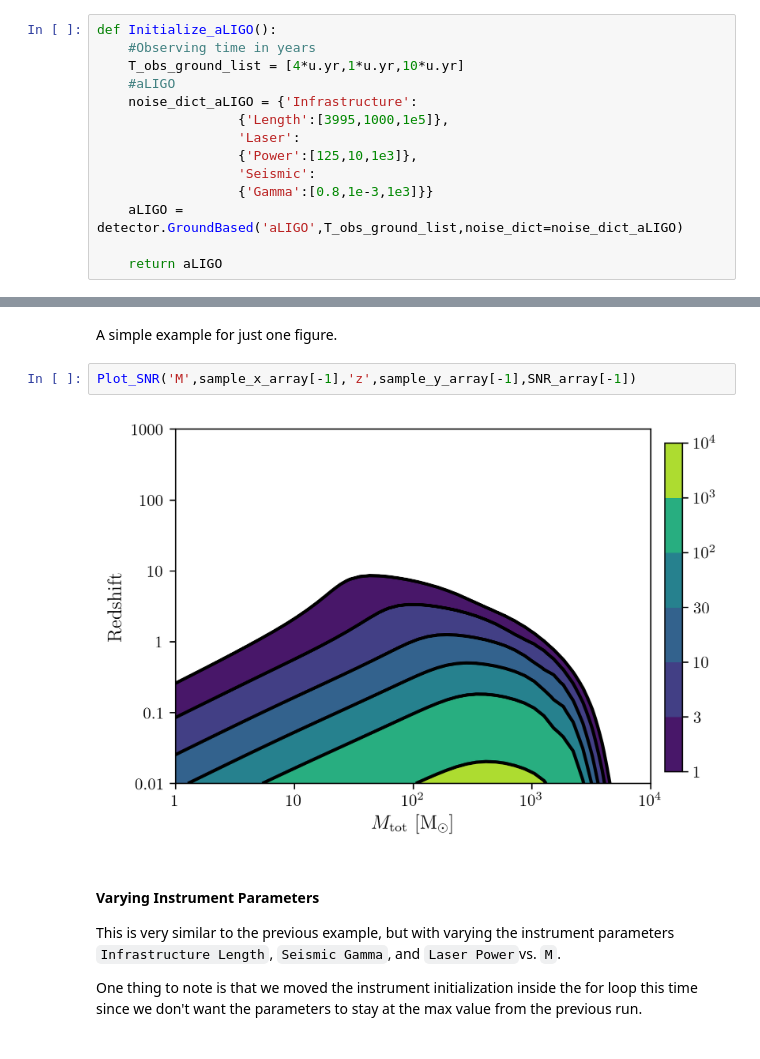
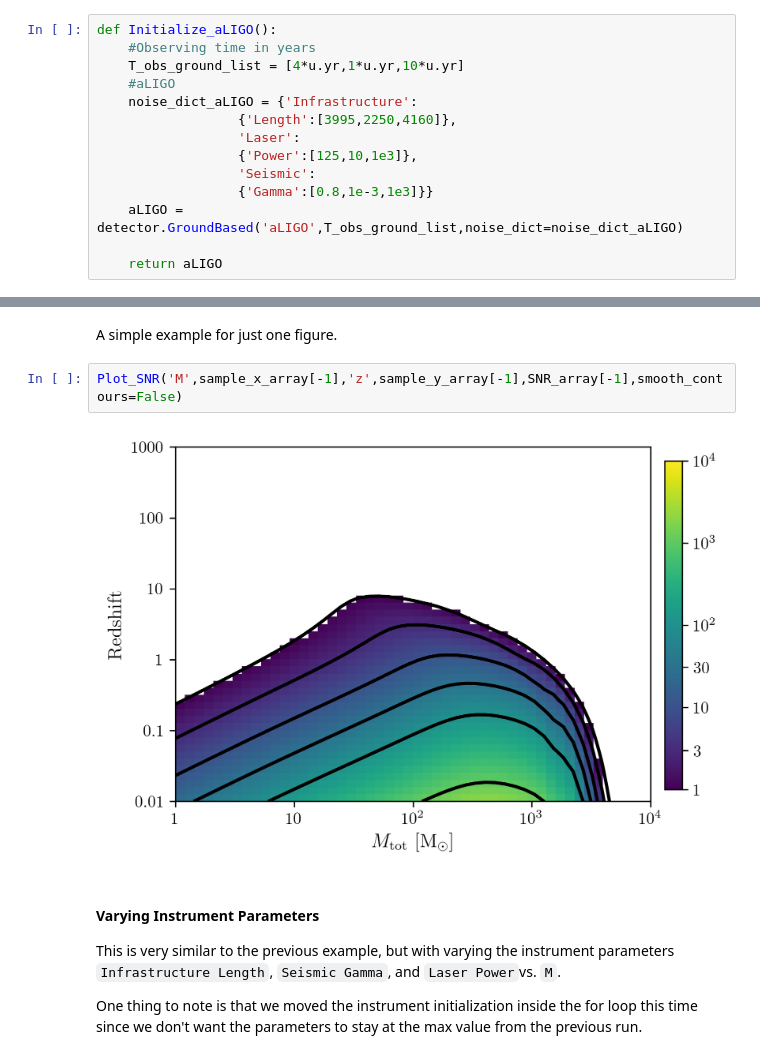
Before and after one commit to ark0015/gwent, a Jupyter notebook: docs/_static/notebooks/calcSNR_tutorial.ipynb, the cells around one changed output, grey strips where cells are left out. Cells and saved outputs as stored; diff of their text form.

```diff
--- a/docs/_static/notebooks/calcSNR_tutorial.ipynb
+++ b/docs/_static/notebooks/calcSNR_tutorial.ipynb
@@ -162,7 +169,7 @@ def Initialize_aLIGO():
     T_obs_ground_list = [4*u.yr,1*u.yr,10*u.yr]
     #aLIGO
     noise_dict_aLIGO = {'Infrastructure':
-                  {'Length':[3995,1000,1e5]},
+                  {'Length':[3995,2250,4160]},
                   'Laser':
                   {'Power':[125,10,1e3]},
                   'Seismic':
@@ -326,9 +332,9 @@ for i,ax in enumerate(axes):
 # %% [markdown]
 A simple example for just one figure.
 # %%
-Plot_SNR('M',sample_x_array[-1],'z',sample_y_array[-1],SNR_array[-1])
+Plot_SNR('M',sample_x_array[-1],'z',sample_y_array[-1],SNR_array[-1],smooth_contours=False)
 # %% [output]
-[figure, old version]
+[figure, new version]
 # %% [markdown]
 #### Varying Instrument Parameters
 
```
Also changed, not shown: parts of 16 cells of this notebook, 4 other files.
